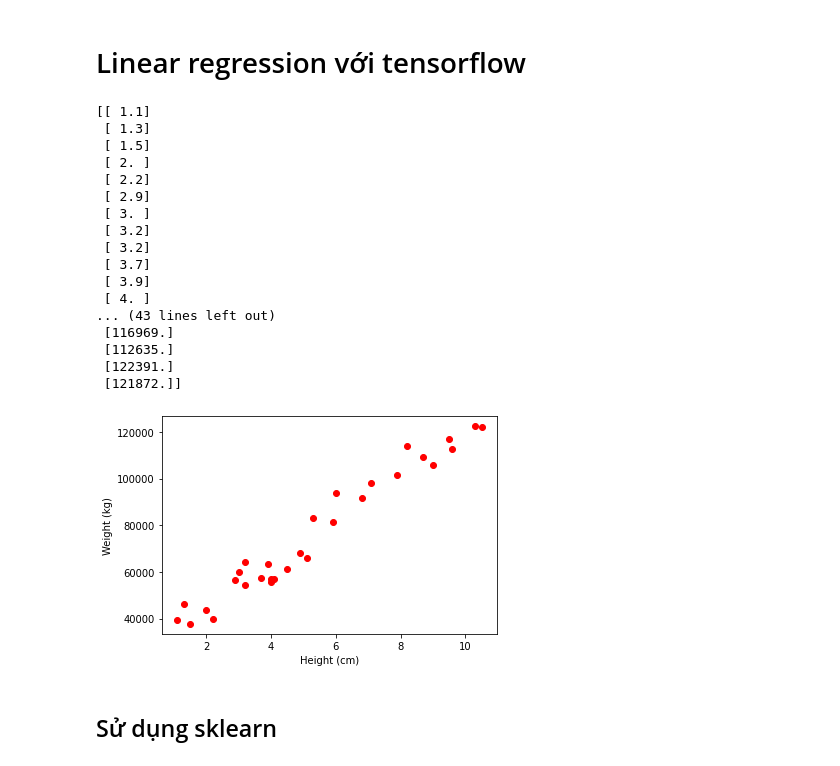
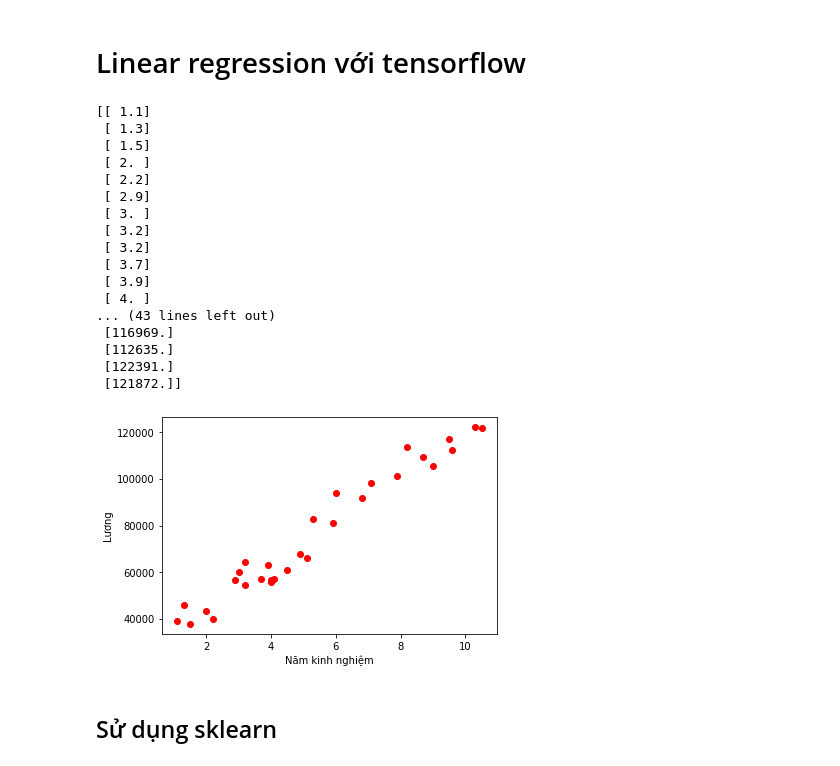
Before and after one commit to vankhoa21991/cyberlab, a Jupyter notebook: tutorial/week1_linear/theory.ipynb, the cells around one changed output. Drawn from its saved outputs; the diff is of its cells as text; code cells hidden in the pictures.

```diff
--- a/tutorial/week1_linear/theory.ipynb
+++ b/tutorial/week1_linear/theory.ipynb
@@ -458,36 +459,37 @@ Y = np.array([[ 49, 50, 51,  54, 58, 59, 60, 62, 63, 64, 66, 67, 68]]).T
 df = pd.read_csv('Salary.csv')
 
 X = df.iloc[:,0]
 Y = df.iloc[:,1]
 
 X= np.expand_dims(X, axis=0).T
 Y= np.expand_dims(Y, axis=0).T
 print(X, Y)
+
 # Visualize data
 plt.plot(X, Y, 'ro')
 # plt.axis([140, 190, 45, 75])
-plt.xlabel('Height (cm)')
-plt.ylabel('Weight (kg)')
+plt.xlabel('Năm kinh nghiệm')
+plt.ylabel('Lương')
 plt.show()
 # %% [output]
 [[ 1.1]
  [ 1.3]
  [ 1.5]
  [ 2. ]
  [ 2.2]
  [ 2.9]
  [ 3. ]
  [ 3.2]
  [ 3.2]
  [ 3.7]
  [ 3.9]
  [ 4. ]
 ... (43 lines left out)
  [116969.]
  [112635.]
  [122391.]
  [121872.]]
-[figure, old version]
+[figure, new version]
 # %%
 def plot(x, y):
   plt.scatter(X,Y, label='Data')
```
Also changed, not shown: parts of 17 cells of this notebook, 4 other files.
